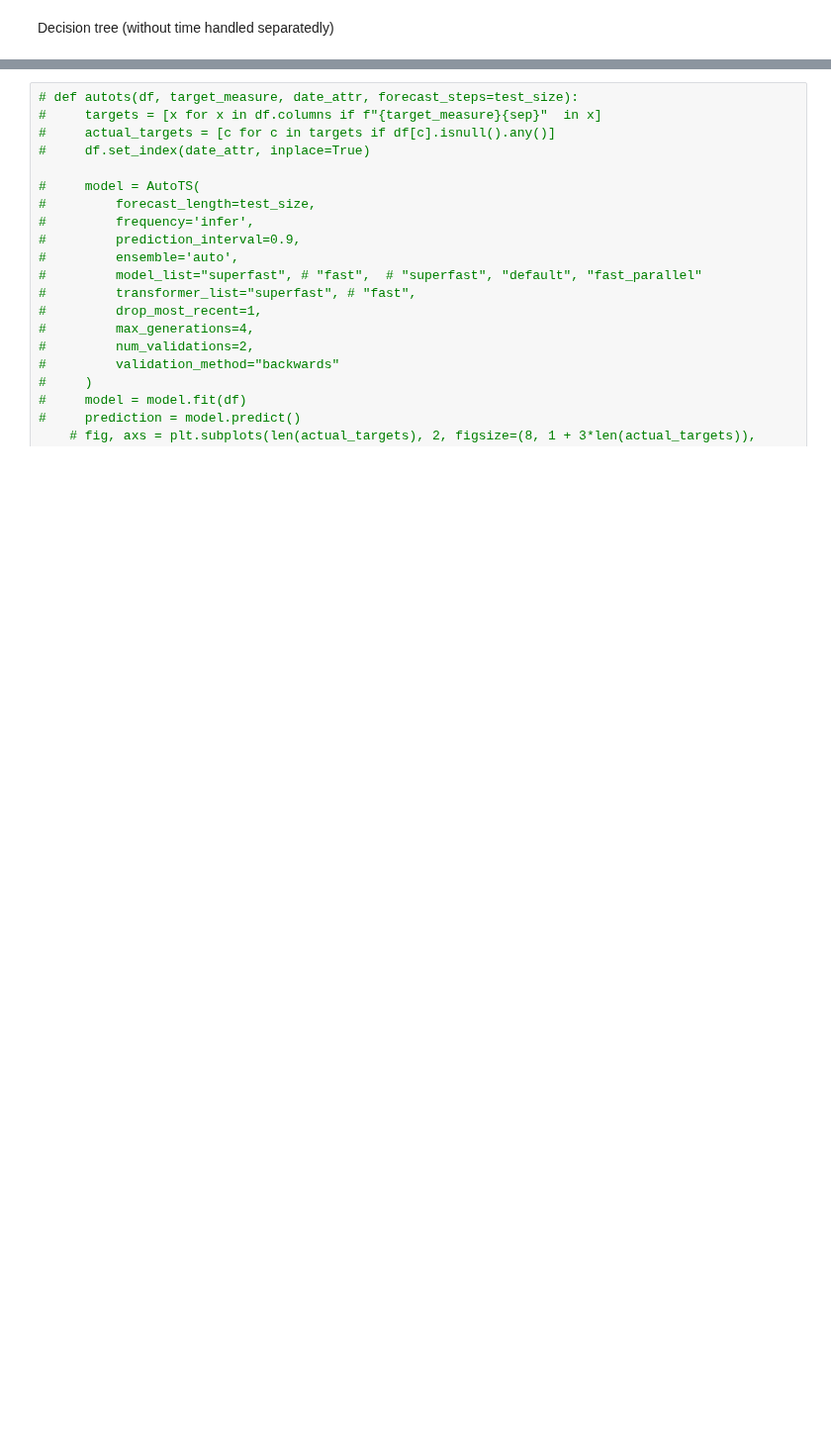
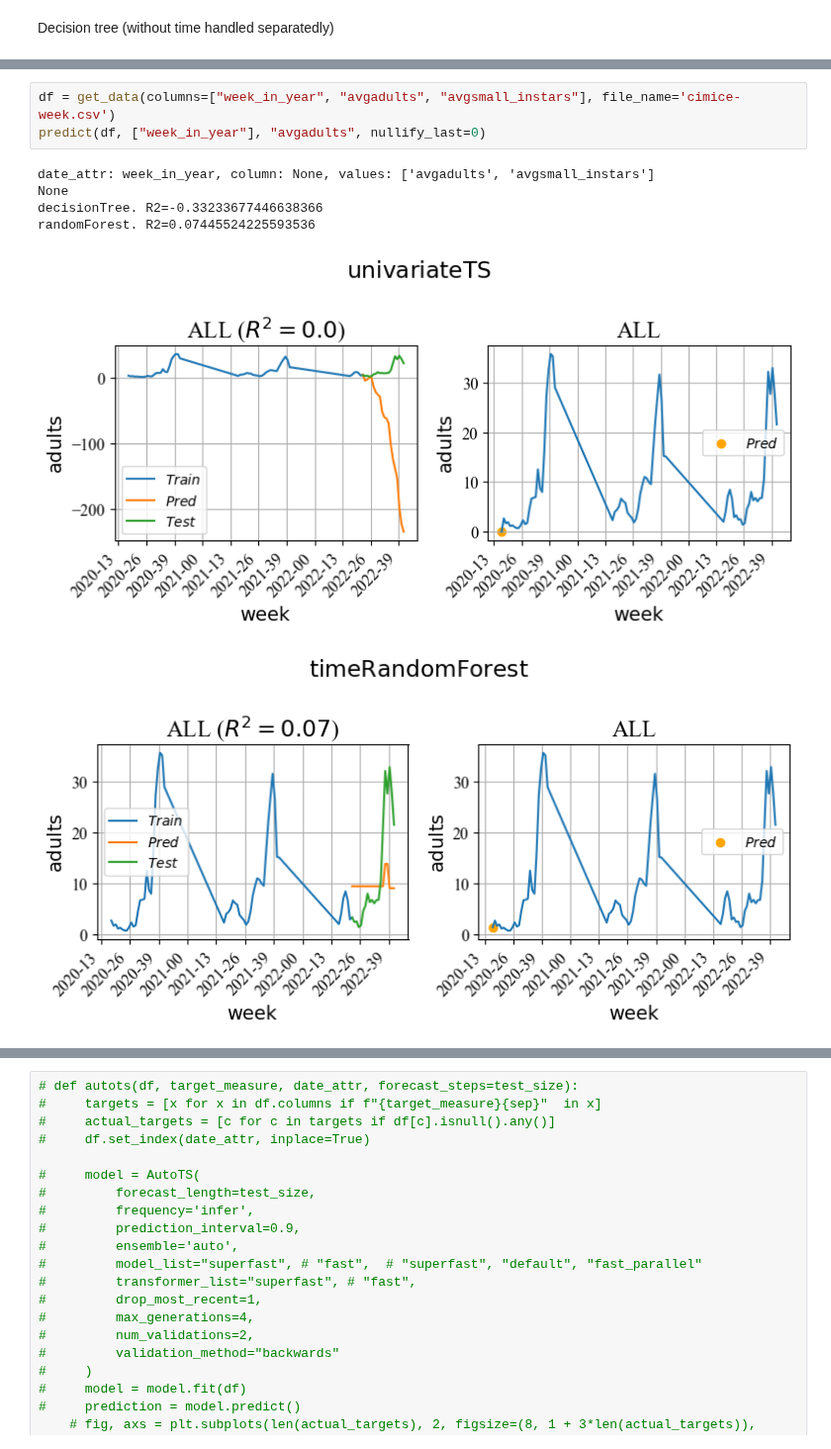
Before and after one commit to big-unibo/explain, a Jupyter notebook: intentional/src/main/python/predict.ipynb, the cells around one changed output, grey strips where cells are left out. Shown at 99% size. Saved outputs shown, nothing was run; the diff lists cells and outputs as text; blank space fills up the shorter version.

```diff
--- a/intentional/src/main/python/predict.ipynb
+++ b/intentional/src/main/python/predict.ipynb
@@ -440,0 +388,10 @@ Exogeneous: ['avgsmall_instars!ALL', 'avgcum_degree_days!ALL'], Endogeneous: ['a
+# %%
+df = get_data(columns=["week_in_year", "avgadults", "avgsmall_instars"], file_name='cimice-week.csv')
+predict(df, ["week_in_year"], "avgadults", nullify_last=0)
+# %% [output]
+date_attr: week_in_year, column: None, values: ['avgadults', 'avgsmall_instars']
+None
+decisionTree. R2=-0.33233677446638366
+randomForest. R2=0.07445524225593536
+[figure, added]
+[figure, added]
```
Also changed, not shown: parts of 15 cells of this notebook.
